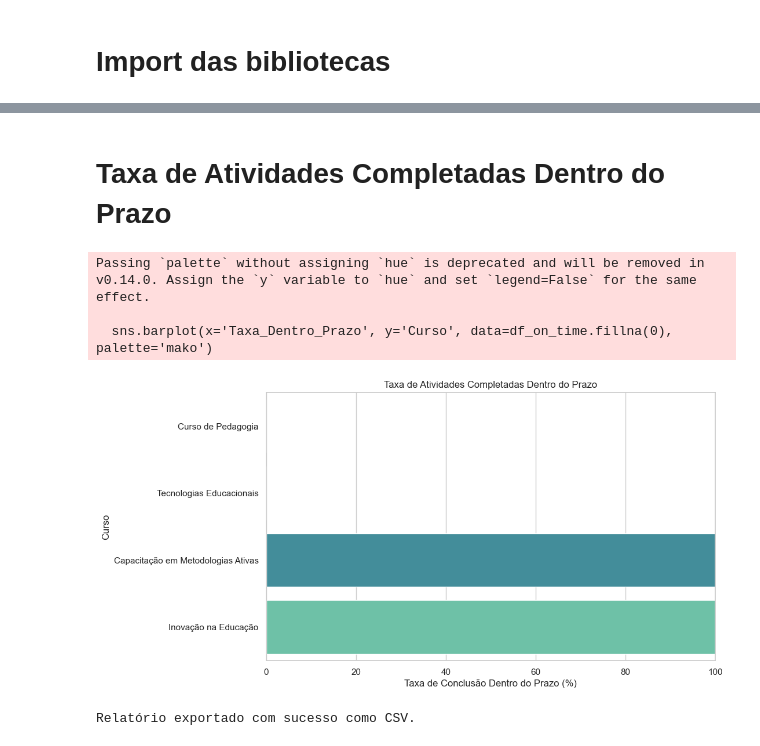
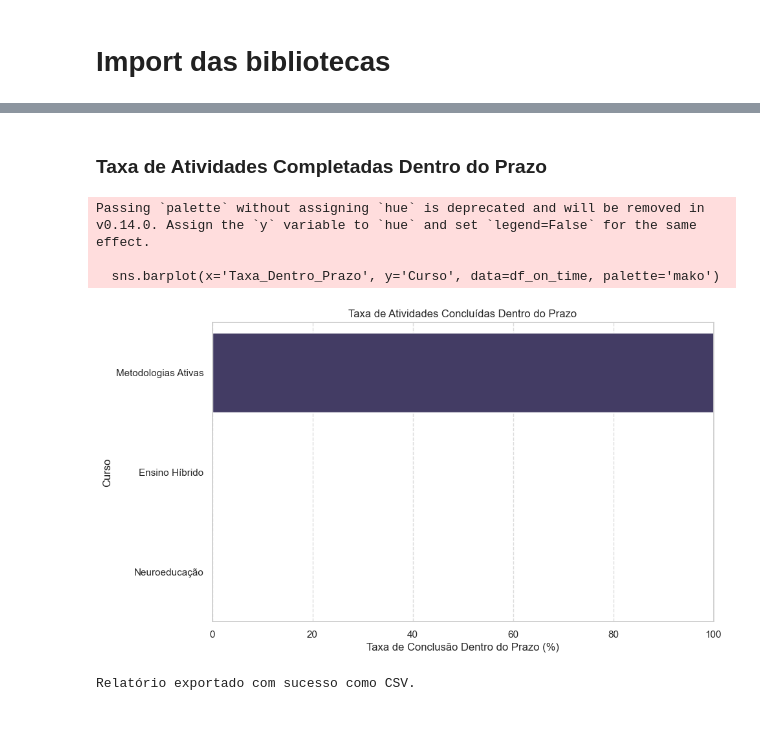
Before and after one commit to TeachGreen/Docentify-BI, a Jupyter notebook: BI.ipynb, the cells around one changed output, grey strips where cells are left out. Cells and saved outputs as stored; diff of their text form; code cells hidden in the pictures.

```diff
--- a/BI.ipynb
+++ b/BI.ipynb
@@ -410,31 +553,38 @@ plt.show()
 # %% [markdown]
-# Taxa de Atividades Completadas Dentro do Prazo
+### Taxa de Atividades Completadas Dentro do Prazo
 # %%
 query_on_time = """
 SELECT c.name AS Curso,
        COUNT(CASE WHEN up.progressDate <= DATE_ADD(e.enrollmentDate, INTERVAL IFNULL(c.requiredTimeLimit, 0) DAY) THEN 1 END) AS Dentro_Prazo,
        COUNT(up.stepId) AS Total_Atividades
 FROM Courses c
 LEFT JOIN Enrollments e ON e.courseId = c.id
 LEFT JOIN UserProgress up ON e.id = up.enrollmentId
-GROUP BY c.name
+WHERE c.institutionId = 2
+GROUP BY c.id, c.name
+ORDER BY Dentro_Prazo DESC
 """
 
 df_on_time = pd.read_sql(query_on_time, conn)
+
 df_on_time['Taxa_Dentro_Prazo'] = (df_on_time['Dentro_Prazo'] / df_on_time['Total_Atividades'].replace(0, np.nan)) * 100
+df_on_time.fillna(0, inplace=True)
 
 plt.figure(figsize=(10,6))
-sns.barplot(x='Taxa_Dentro_Prazo', y='Curso', data=df_on_time.fillna(0), palette='mako')
-plt.title('Taxa de Atividades Completadas Dentro do Prazo')
+sns.barplot(x='Taxa_Dentro_Prazo', y='Curso', data=df_on_time, palette='mako')
+
+plt.title('Taxa de Atividades Concluídas Dentro do Prazo')
 plt.xlabel('Taxa de Conclusão Dentro do Prazo (%)')
 plt.ylabel('Curso')
 plt.xlim(0, 100)
+plt.grid(axis='x', linestyle='--', alpha=0.7)
+
 plt.show()
 # %% [output]
 Passing `palette` without assigning `hue` is deprecated and will be removed in v0.14.0. Assign the `y` variable to `hue` and set `legend=False` for the same effect.
 
-  sns.barplot(x='Taxa_Dentro_Prazo', y='Curso', data=df_on_time.fillna(0), palette='mako')
+  sns.barplot(x='Taxa_Dentro_Prazo', y='Curso', data=df_on_time, palette='mako')
-[figure, old version]
+[figure, new version]
 # %%
 df_benchmark.to_csv('relatorio_benchmark.csv', index=False, encoding='utf-8-sig')
 print("Relatório exportado com sucesso como CSV.")
```
Also changed, not shown: parts of 74 cells of this notebook, 3 other files.
